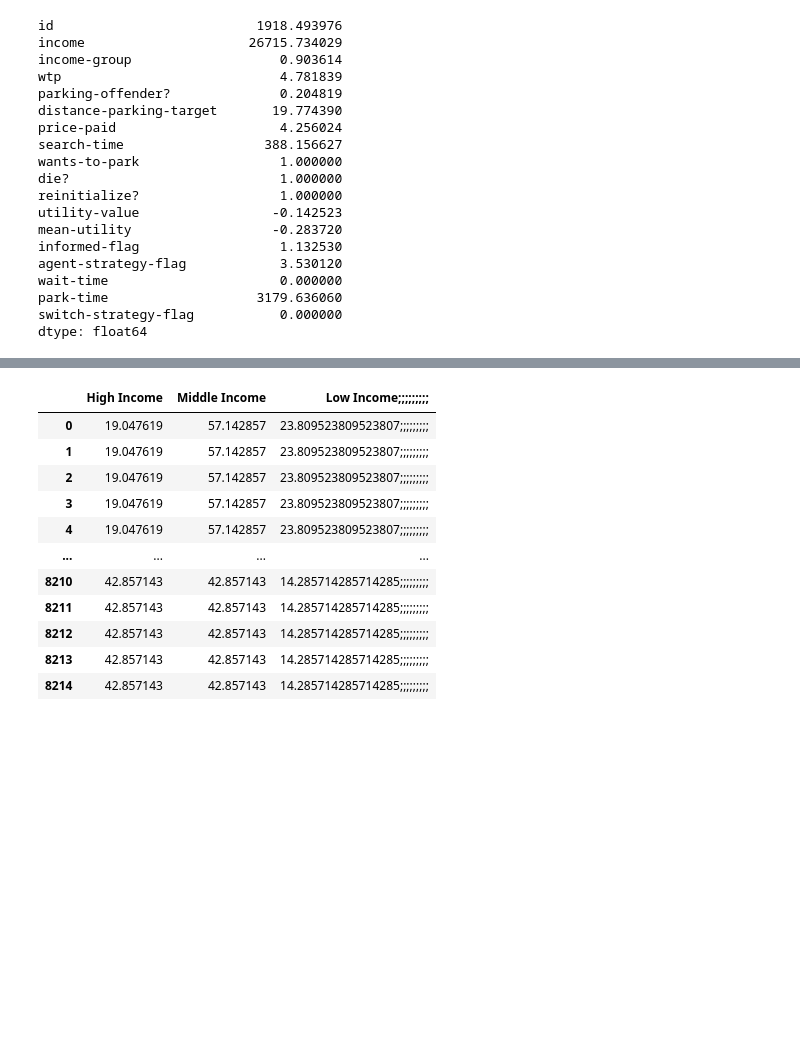
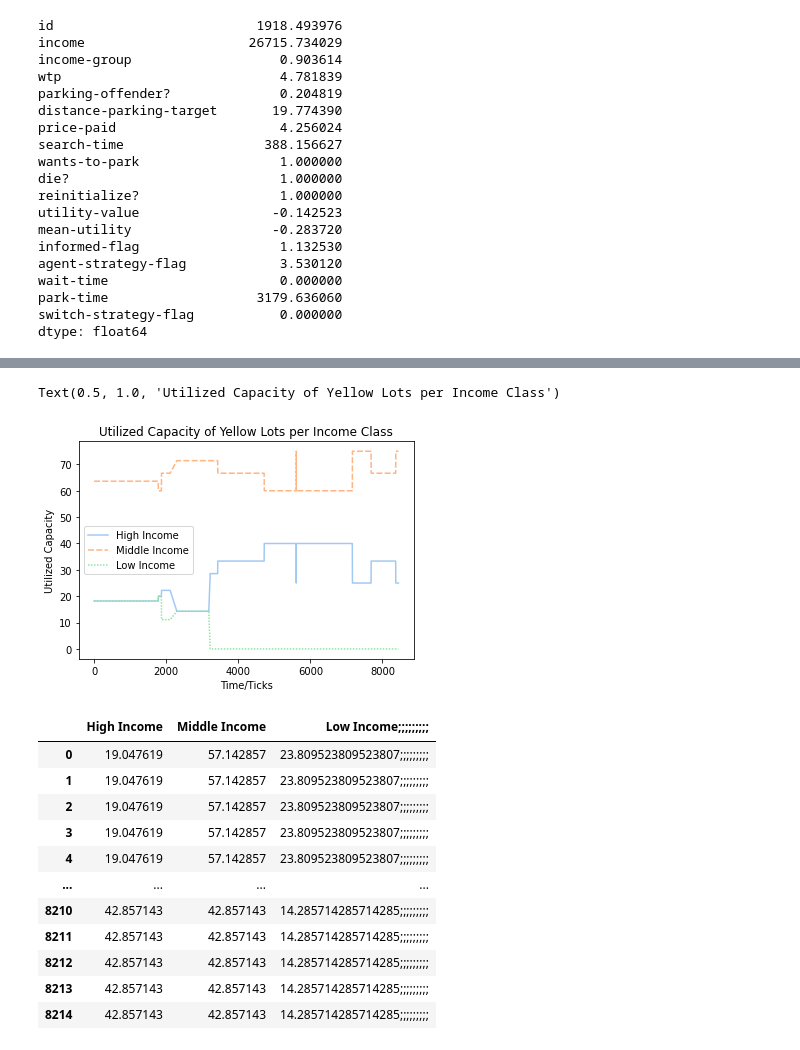
Before and after one commit to kimlindner/social_simulation_seminar, a Jupyter notebook: notebooks/evaluation.ipynb, the cells around one changed output, grey strips where cells are left out. Cells and saved outputs as stored; diff of their text form; code cells hidden in the pictures; blank space fills up the shorter version.

```diff
--- a/notebooks/evaluation.ipynb
+++ b/notebooks/evaluation.ipynb
@@ -442,0 +470,9 @@ dtype: float64
+# %%
+old_model_yellow = pd.read_csv('../social_simulation_seminar/reports/old_model/yellowLotShare_cleaned.csv')
+old_model_yellow['Low Income'] = old_model_yellow['Low Income;;;;;;;;;;;'].str.strip(';')
+old_model_yellow = old_model_yellow.drop(columns='Low Income;;;;;;;;;;;')
+# %%
+old_model_yellow = old_model_yellow.astype(float)
+# %%
+new_old = old_model_yellow[old_model_yellow['Low Income']<= 100]
+new_old
@@ -443,3 +493,13 @@ dtype: float64
+# %%
+#x = all_stats.index
+#y = all_stats['Avg Utility']
+ax = sns.lineplot(data=new_old, palette='pastel')
+ax.set_xlabel('Time/Ticks')
+ax.set_ylabel('Utilized Capacity')
+ax.set_title('Utilized Capacity of Yellow Lots per Income Class')
+# %% [output]
+Text(0.5, 1.0, 'Utilized Capacity of Yellow Lots per Income Class')
+[figure, added]
 # %%
 yellow_lot_600 = pd.read_csv('../social_simulation_seminar/reports/600cars/share_income_yellowLot.csv')
 yellow_lot_600.dropna()
```
Also changed, not shown: parts of 9 cells of this notebook, 1 other file.
